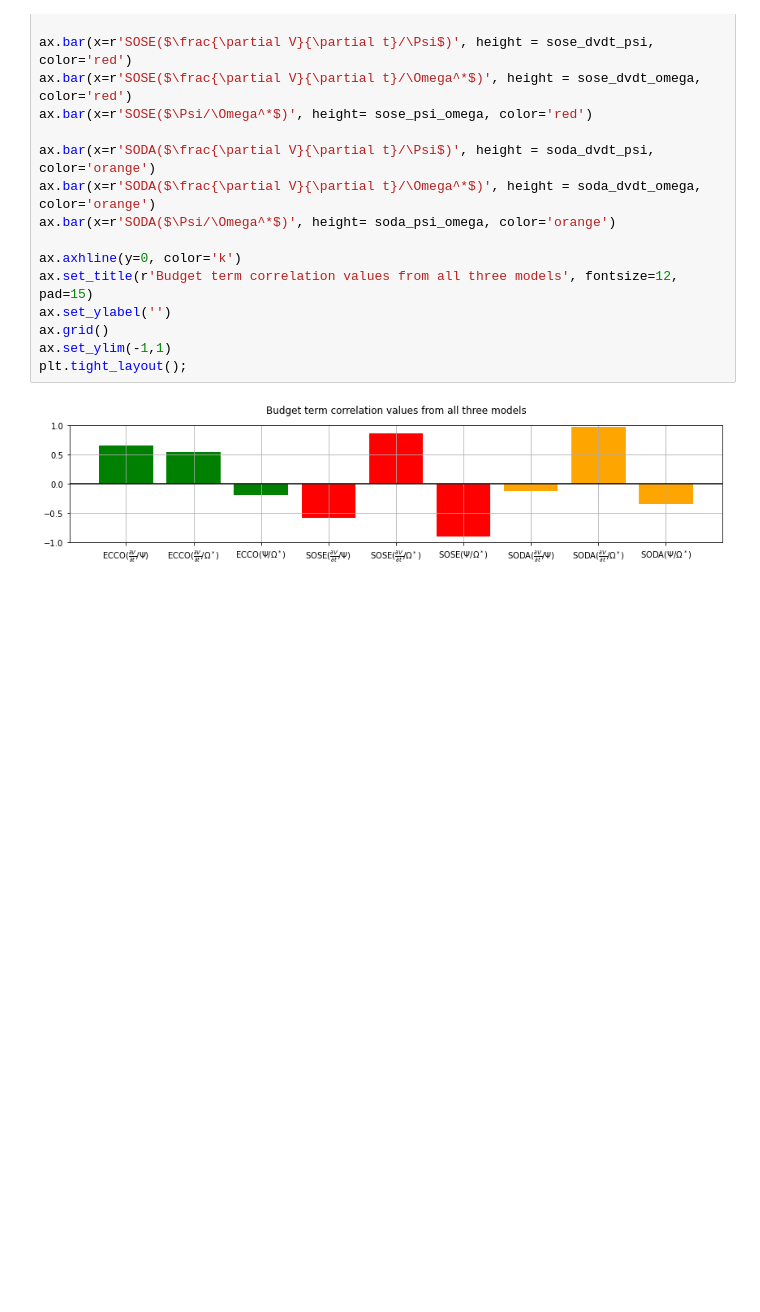
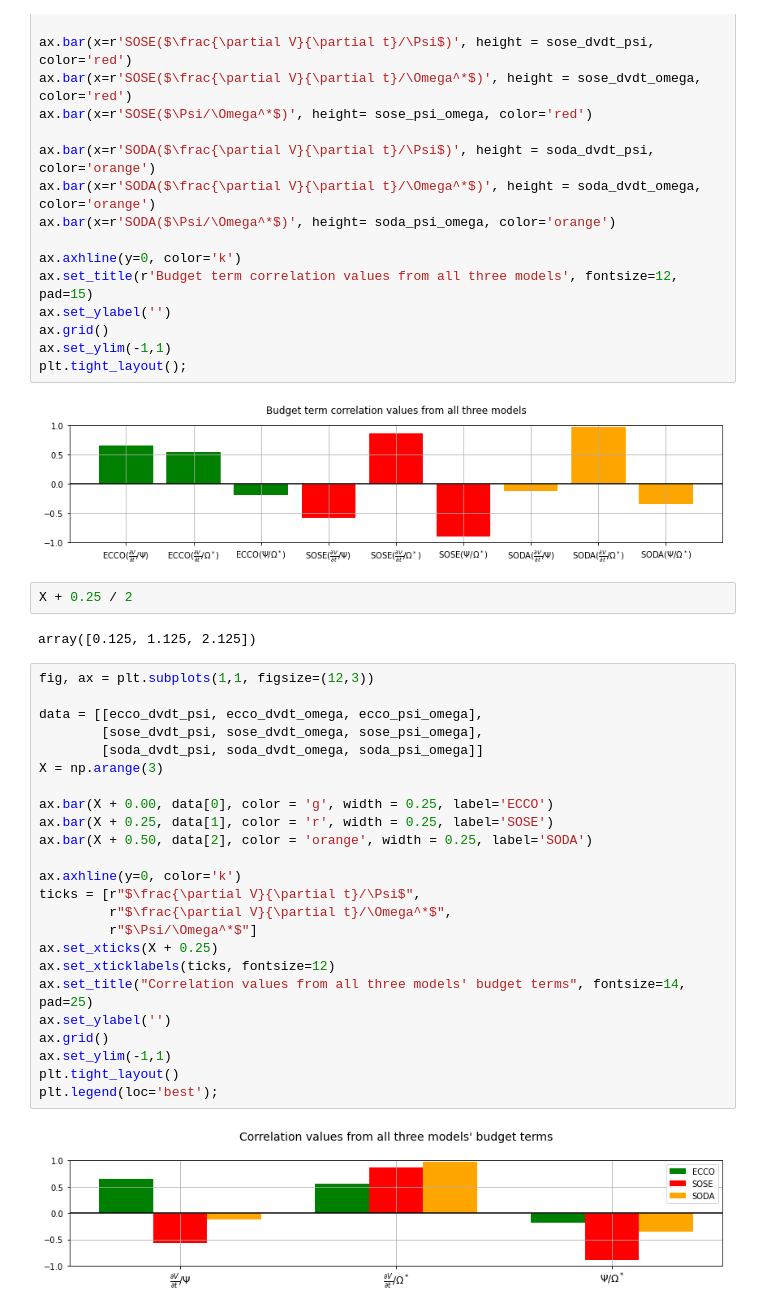
Before and after one commit to ocean-transport/WMT-project, a Jupyter notebook: stacked-figs/correlation-bars.ipynb, the cells around one changed output. Saved outputs shown, nothing was run; the diff lists cells and outputs as text; blank space fills up the shorter version.

Commit message:
cleaned corr-bars chart

```diff
--- a/stacked-figs/correlation-bars.ipynb
+++ b/stacked-figs/correlation-bars.ipynb
@@ -85,3 +85,33 @@ ax.set_ylim(-1,1)
 plt.tight_layout();
 # %% [output]
 [figure]
+# %%
+X + 0.25 / 2
+# %% [output]
+array([0.125, 1.125, 2.125])
+# %%
+fig, ax = plt.subplots(1,1, figsize=(12,3))
+
+data = [[ecco_dvdt_psi, ecco_dvdt_omega, ecco_psi_omega],
+        [sose_dvdt_psi, sose_dvdt_omega, sose_psi_omega],
+        [soda_dvdt_psi, soda_dvdt_omega, soda_psi_omega]]
+X = np.arange(3)
+
+ax.bar(X + 0.00, data[0], color = 'g', width = 0.25, label='ECCO')
+ax.bar(X + 0.25, data[1], color = 'r', width = 0.25, label='SOSE')
+ax.bar(X + 0.50, data[2], color = 'orange', width = 0.25, label='SODA')
+
+ax.axhline(y=0, color='k')
+ticks = [r"$\frac{\partial V}{\partial t}/\Psi$",
+         r"$\frac{\partial V}{\partial t}/\Omega^*$",
+         r"$\Psi/\Omega^*$"]
+ax.set_xticks(X + 0.25)
+ax.set_xticklabels(ticks, fontsize=12)
+ax.set_title("Correlation values from all three models' budget terms", fontsize=14, pad=25)
+ax.set_ylabel('')
+ax.grid()
+ax.set_ylim(-1,1)
+plt.tight_layout()
+plt.legend(loc='best');
+# %% [output]
+[figure, added]
```
